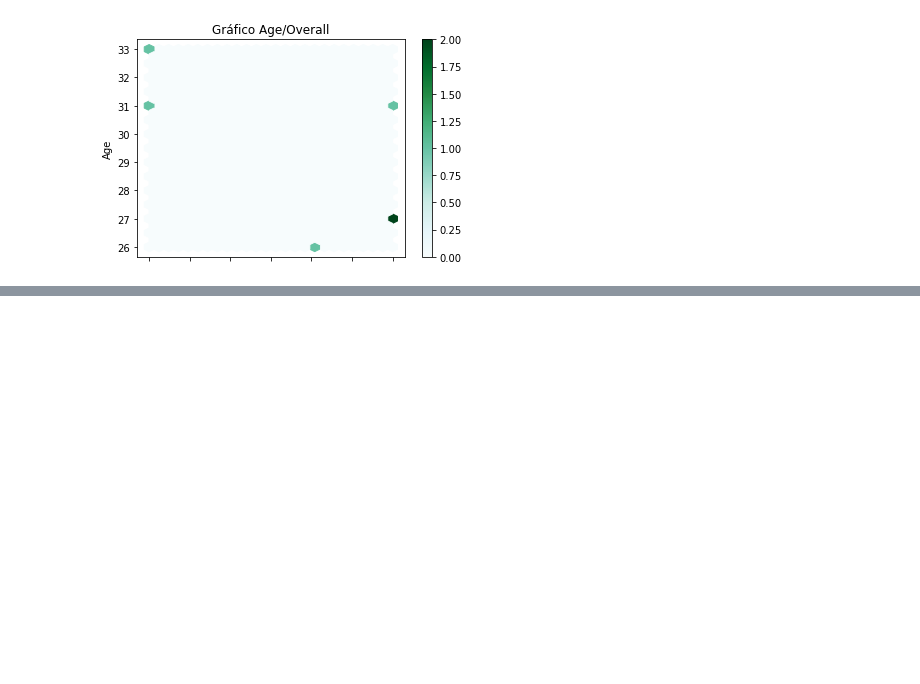
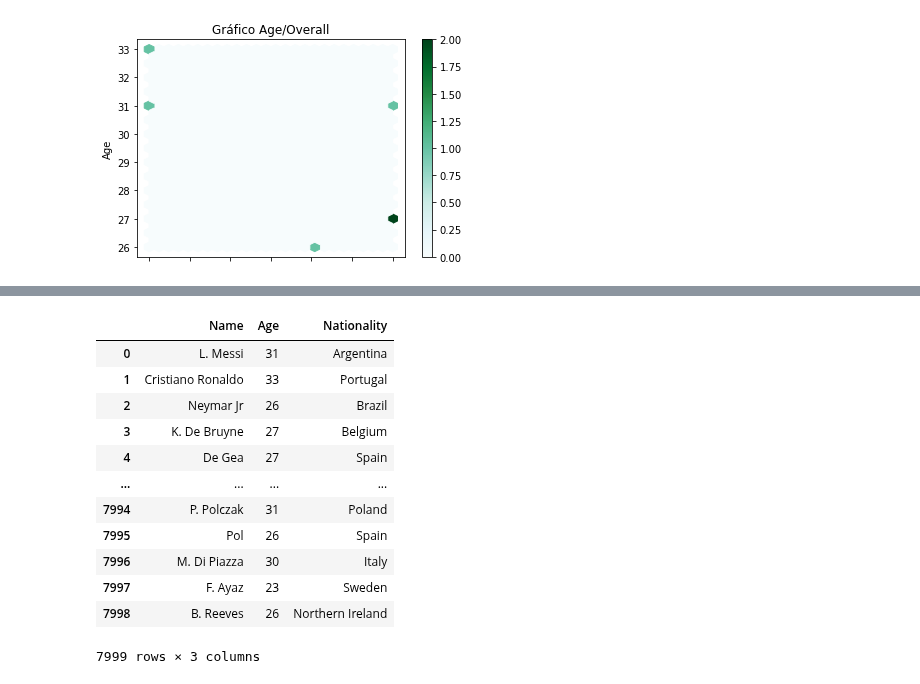
Before and after one commit to matiascabrejos/IA-Humai, a Jupyter notebook: repaso_2.ipynb, the cells around one changed output, grey strips where cells are left out. Cells and saved outputs as stored; diff of their text form; code cells hidden in the pictures; blank space fills up the shorter version.

```diff
--- a/repaso_2.ipynb
+++ b/repaso_2.ipynb
@@ -175,0 +176,18 @@ df_filtrado.sample
+# %%
+df_filt = df[['Name', 'Age', 'Nationality']]
+# %%
+df_filt
+# %% [output]
+|  | Name | Age | Nationality |
+| 0 | L. Messi | 31 | Argentina |
+| 1 | Cristiano Ronaldo | 33 | Portugal |
+| 2 | Neymar Jr | 26 | Brazil |
+| 3 | K. De Bruyne | 27 | Belgium |
+| 4 | De Gea | 27 | Spain |
+| ... | ... | ... | ... |
+| 7994 | P. Polczak | 31 | Poland |
+| 7995 | Pol | 26 | Spain |
+| 7996 | M. Di Piazza | 30 | Italy |
+| 7997 | F. Ayaz | 23 | Sweden |
+| 7998 | B. Reeves | 26 | Northern Ireland |
+7999 rows × 3 columns
```
Also changed, not shown: parts of 4 cells of this notebook.
